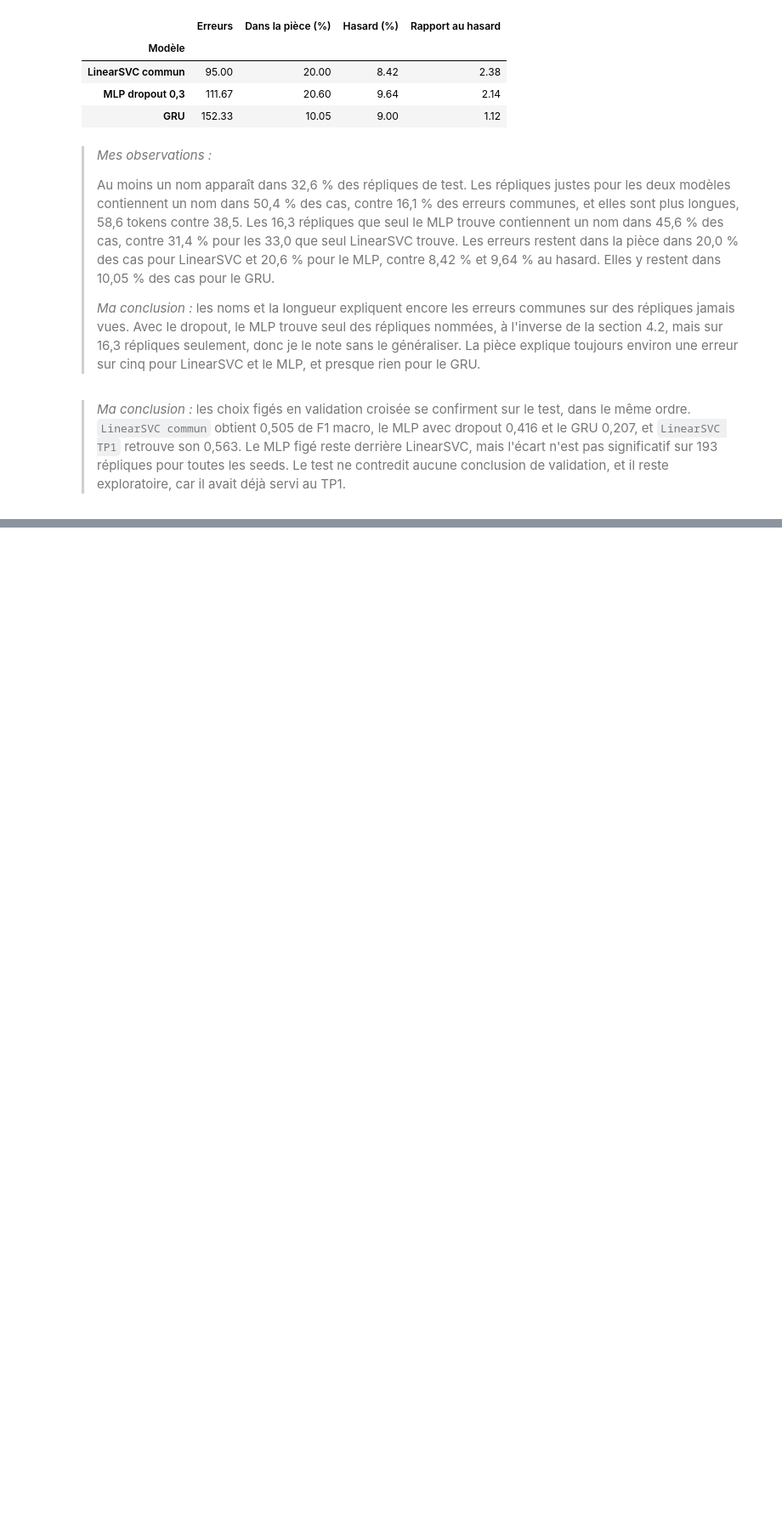
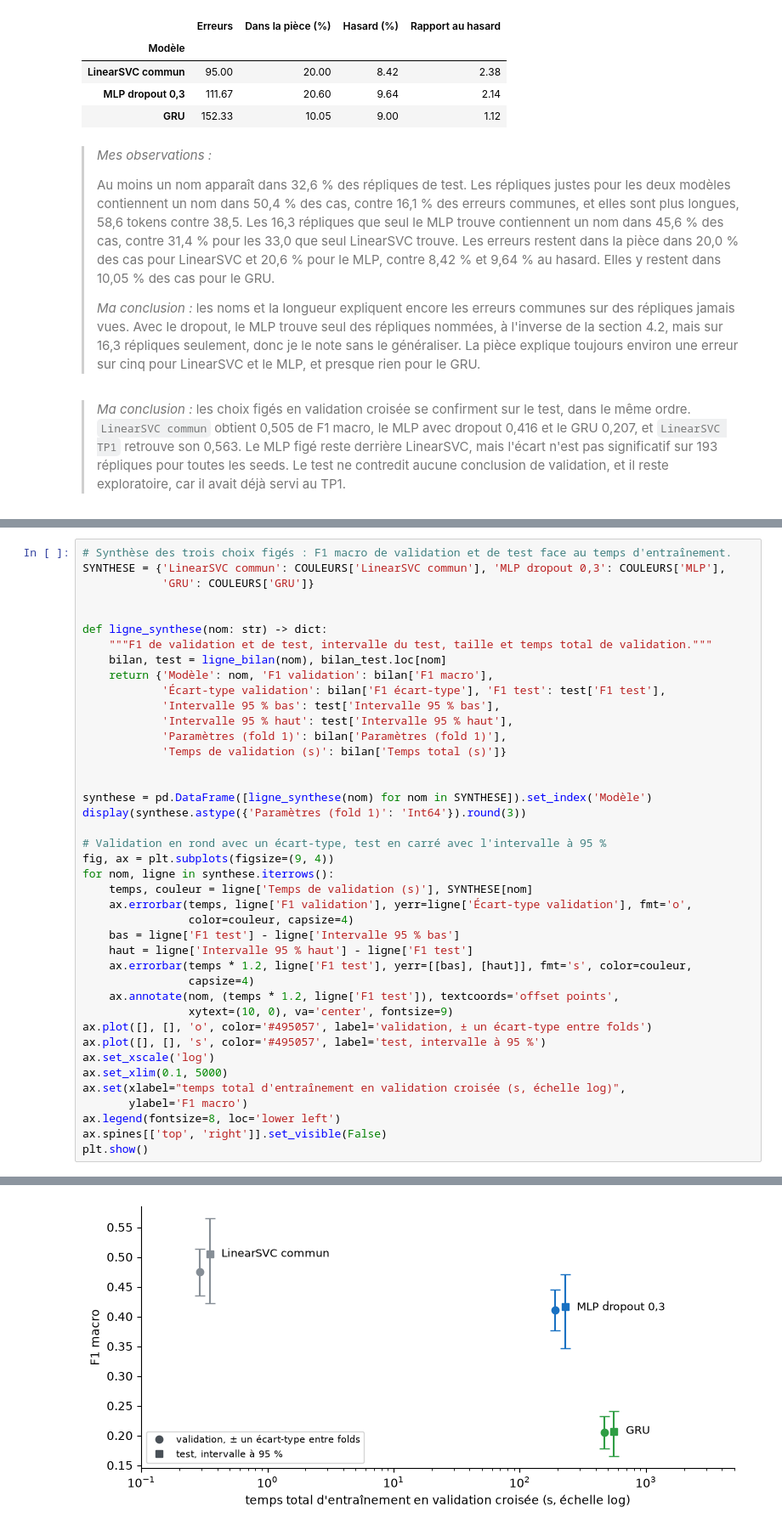
Before and after one commit to mcrayssac/ING3_IAA_GB_NLP, a Jupyter notebook: TP2_NLP_deep_learning.ipynb, the cells around one changed output, grey strips where cells are left out. Shown at 85% size. Drawn from its saved outputs; the diff is of its cells as text; blank space fills up the shorter version.

```diff
--- a/TP2_NLP_deep_learning.ipynb
+++ b/TP2_NLP_deep_learning.ipynb
@@ -3432,0 +3429,42 @@ Prochaines pistes, hors de ce TP, avec un encodeur pré-entraîné de type BERT
+# %%
+# Synthèse des trois choix figés : F1 macro de validation et de test face au temps d'entraînement.
+SYNTHESE = {'LinearSVC commun': COULEURS['LinearSVC commun'], 'MLP dropout 0,3': COULEURS['MLP'],
+            'GRU': COULEURS['GRU']}
+
+
+def ligne_synthese(nom: str) -> dict:
+    """F1 de validation et de test, intervalle du test, taille et temps total de validation."""
+    bilan, test = ligne_bilan(nom), bilan_test.loc[nom]
+    return {'Modèle': nom, 'F1 validation': bilan['F1 macro'],
+            'Écart-type validation': bilan['F1 écart-type'], 'F1 test': test['F1 test'],
+            'Intervalle 95 % bas': test['Intervalle 95 % bas'],
+            'Intervalle 95 % haut': test['Intervalle 95 % haut'],
+            'Paramètres (fold 1)': bilan['Paramètres (fold 1)'],
+            'Temps de validation (s)': bilan['Temps total (s)']}
+
+
+synthese = pd.DataFrame([ligne_synthese(nom) for nom in SYNTHESE]).set_index('Modèle')
+display(synthese.astype({'Paramètres (fold 1)': 'Int64'}).round(3))
+
+# Validation en rond avec un écart-type, test en carré avec l'intervalle à 95 %
+fig, ax = plt.subplots(figsize=(9, 4))
+for nom, ligne in synthese.iterrows():
+    temps, couleur = ligne['Temps de validation (s)'], SYNTHESE[nom]
+    ax.errorbar(temps, ligne['F1 validation'], yerr=ligne['Écart-type validation'], fmt='o',
+                color=couleur, capsize=4)
+    bas = ligne['F1 test'] - ligne['Intervalle 95 % bas']
+    haut = ligne['Intervalle 95 % haut'] - ligne['F1 test']
+    ax.errorbar(temps * 1.2, ligne['F1 test'], yerr=[[bas], [haut]], fmt='s', color=couleur,
+                capsize=4)
+    ax.annotate(nom, (temps * 1.2, ligne['F1 test']), textcoords='offset points',
+                xytext=(10, 0), va='center', fontsize=9)
+ax.plot([], [], 'o', color='#495057', label='validation, ± un écart-type entre folds')
+ax.plot([], [], 's', color='#495057', label='test, intervalle à 95 %')
+ax.set_xscale('log')
+ax.set_xlim(0.1, 5000)
+ax.set(xlabel="temps total d'entraînement en validation croisée (s, échelle log)",
+       ylabel='F1 macro')
+ax.legend(fontsize=8, loc='lower left')
+ax.spines[['top', 'right']].set_visible(False)
+plt.show()
+# %% [output]
@@ -3432,0 +3476 @@ Prochaines pistes, hors de ce TP, avec un encodeur pré-entraîné de type BERT
+[figure, added]
```
Also changed, not shown: parts of 13 cells of this notebook.
